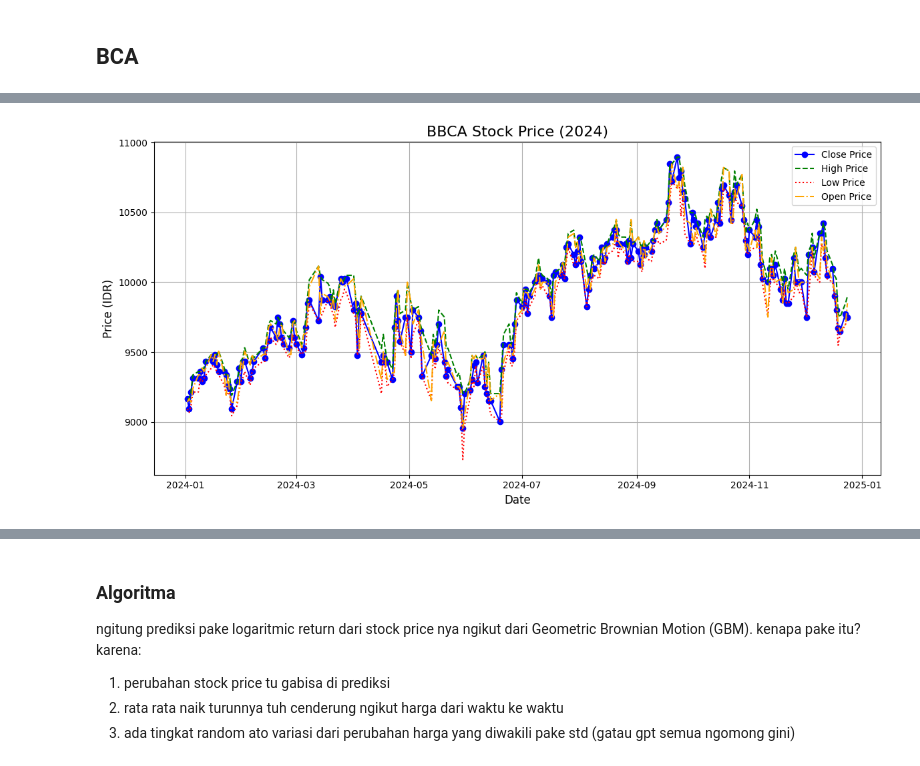
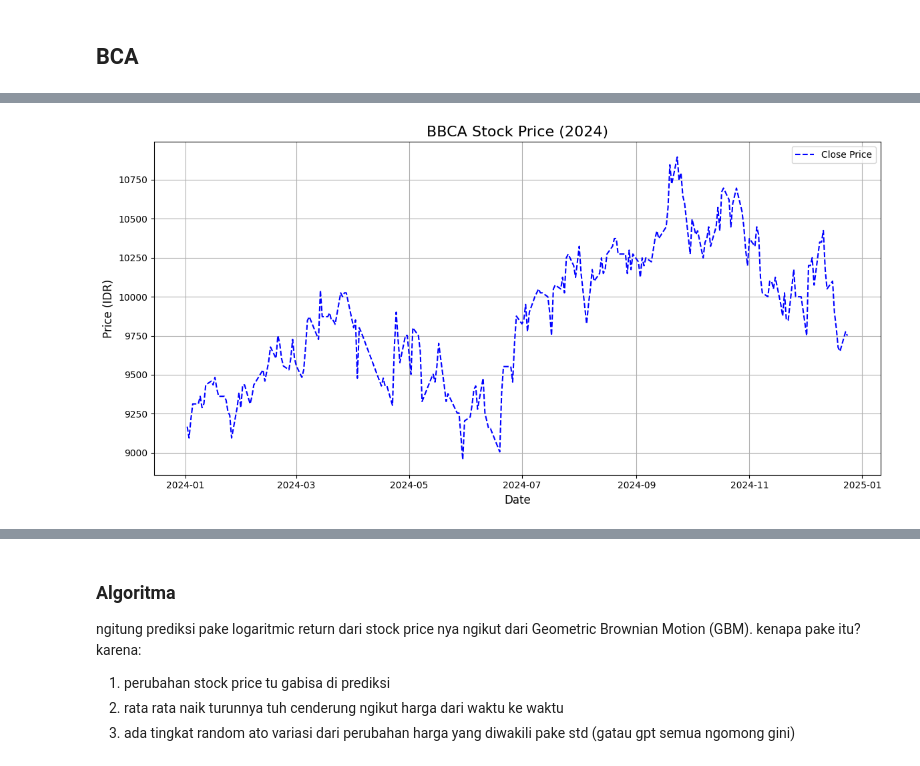
Before and after one commit to agungibr/random-walk-stock-market, a Jupyter notebook: random_walk.ipynb, the cells around one changed output, grey strips where cells are left out. Saved outputs shown, nothing was run; the diff lists cells and outputs as text; code cells hidden in the pictures.

```diff
--- a/random_walk.ipynb
+++ b/random_walk.ipynb
@@ -43,20 +43,20 @@ Date
 [235 rows x 5 columns]
 # %%
 plt.figure(figsize=(12, 6))
-plt.plot(bca.index, bca["Close"], label="Close Price", marker="o", color="blue")
-plt.plot(bca.index, bca["High"], label="High Price", linestyle="--", color="green")
-plt.plot(bca.index, bca["Low"], label="Low Price", linestyle=":", color="red")
-plt.plot(bca.index, bca["Open"], label="Open Price", linestyle="-.", color="orange")
+plt.plot(bca.index, bca["Close"], label="Close Price", linestyle="--", color="blue")
+#plt.plot(bca.index, bca["High"], label="High Price", linestyle="--", color="green")
+#plt.plot(bca.index, bca["Low"], label="Low Price", linestyle=":", color="red")
+#plt.plot(bca.index, bca["Open"], label="Open Price", linestyle="-.", color="orange")
 
 plt.title("BBCA Stock Price (2024)", fontsize=16)
 plt.xlabel("Date", fontsize=12)
 plt.ylabel("Price (IDR)", fontsize=12)
 plt.legend()
 plt.grid()
 plt.tight_layout()
 plt.show()
 # %% [output]
-[figure, old version]
+[figure, new version]
 # %%
 print(bca.describe())
 # %% [output]
```
Also changed, not shown: parts of 17 cells of this notebook.
